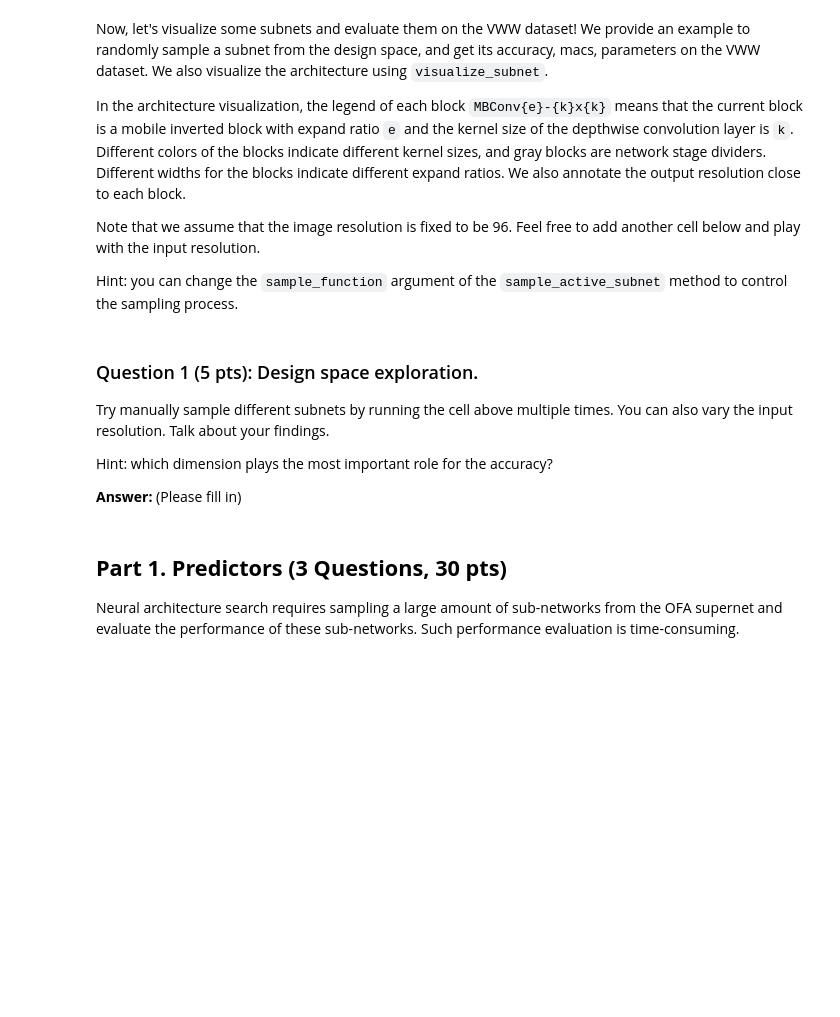
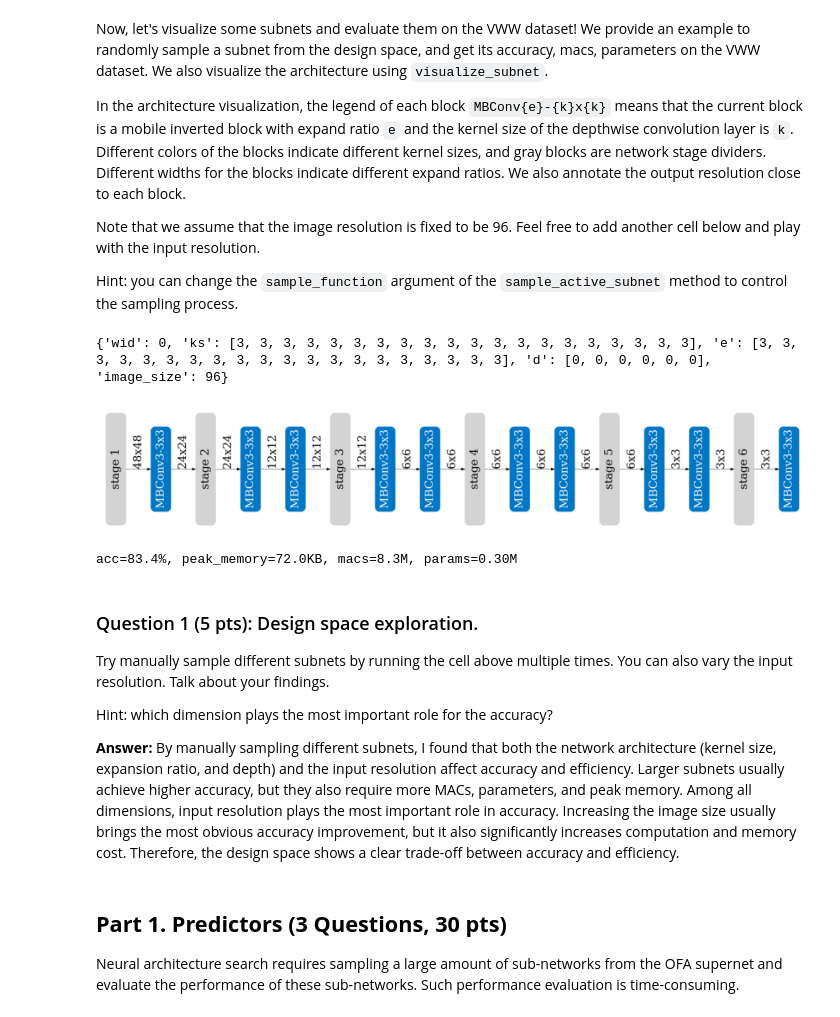
Before and after one commit to Chris-godz/LLM, a Jupyter notebook: MIT6.5940/Lab3.ipynb, the cells around one changed output. Drawn from its saved outputs; the diff is of its cells as text; code cells hidden in the pictures; blank space fills up the shorter version.

```diff
--- a/MIT6.5940/Lab3.ipynb
+++ b/MIT6.5940/Lab3.ipynb
@@ -231,0 +235,14 @@ print(f"The smallest subnet: #params={params/1e6: .1f}M, accuracy={acc: .1f}%.")
+# %%
+import copy
+import random
+
+image_size = 96
+cfg = ofa_network.sample_active_subnet(sample_function=min, image_size=image_size)
+print(cfg)
+visualize_subnet(cfg)
+acc, peak_memory, macs, params = evaluate_sub_network(ofa_network, cfg)
+print(f"acc={acc:.1f}%, peak_memory={peak_memory/1024:.1f}KB, macs={macs/1e6:.1f}M, params={params/1e6:.2f}M")
+# %% [output]
+{'wid': 0, 'ks': [3, 3, 3, 3, 3, 3, 3, 3, 3, 3, 3, 3, 3, 3, 3, 3, 3, 3, 3, 3], 'e': [3, 3, 3, 3, 3, 3, 3, 3, 3, 3, 3, 3, 3, 3, 3, 3, 3, 3, 3, 3], 'd': [0, 0, 0, 0, 0, 0], 'image_size': 96}
+[figure, added]
+acc=83.4%, peak_memory=72.0KB, macs=8.3M, params=0.30M
@@ -236,7 +270,7 @@ Try manually sample different subnets by running the cell above multiple times.
 
 Hint: which dimension plays the most important role for the accuracy?
 
-**Answer:** (Please fill in)
+**Answer:** By manually sampling different subnets, I found that both the network architecture (kernel size, expansion ratio, and depth) and the input resolution affect accuracy and efficiency. Larger subnets usually achieve higher accuracy, but they also require more MACs, parameters, and peak memory. Among all dimensions, input resolution plays the most important role in accuracy. Increasing the image size usually brings the most obvious accuracy improvement, but it also significantly increases computation and memory cost. Therefore, the design space shows a clear trade-off between accuracy and efficiency.
 # %% [markdown]
 ## **Part 1. Predictors (3 Questions, 30 pts)**
 
```
Also changed, not shown: parts of 18 cells of this notebook.
